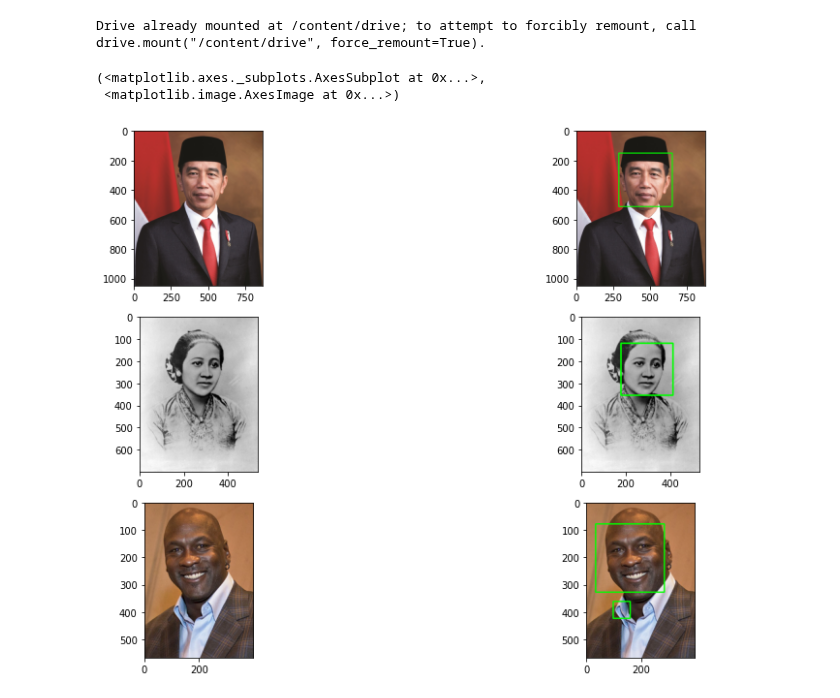
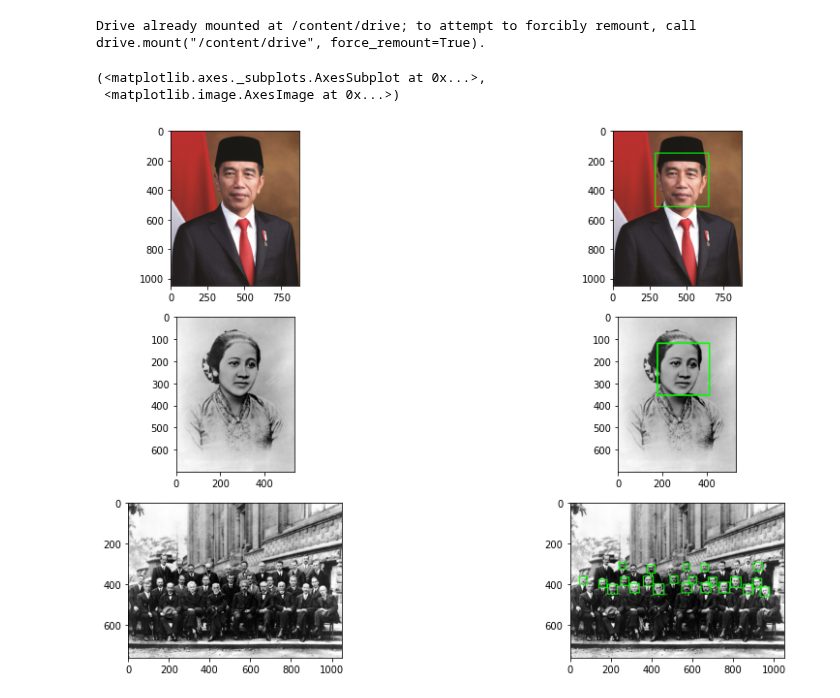
Before and after one commit to mukhammadarifin/PCVK_Genap_2021, a Jupyter notebook: Minggu_12.ipynb, the cells around one changed output. Saved outputs shown, nothing was run; the diff lists cells and outputs as text; code cells hidden in the pictures.

```diff
--- a/Minggu_12.ipynb
+++ b/Minggu_12.ipynb
@@ -37,6 +37,9 @@ test_image8 = cv2.imread('/content/drive/MyDrive/image/mask.png')
 test_image9 = cv2.imread('/content/drive/MyDrive/image/mjordan.jpg')
 test_image10 = cv2.imread('/content/drive/MyDrive/image/mjordan.jpg')
 
+test_image11 = cv2.imread('/content/drive/MyDrive/image/solvayconf.jpg')
+test_image12 = cv2.imread('/content/drive/MyDrive/image/solvayconf.jpg')
+
 
 def convertToRGB(image):
     return cv2.cvtColor(image, cv2.COLOR_BGR2RGB)
@@ -47,39 +50,51 @@ faces_rects = faceCascade.detectMultiScale(test_image1, scaleFactor = 1.2, minNe
 for (x,y,w,h) in faces_rects:
      cv2.rectangle(test_image1, (x, y), (x+w, y+h), (0, 255, 0), 5)
 
+
 faces_rects = faceCascade.detectMultiScale(test_image4, scaleFactor = 1.2, minNeighbors = 5);
 for (x,y,w,h) in faces_rects:
      cv2.rectangle(test_image4, (x, y), (x+w, y+h), (0, 255, 0), 5)
+
 
 faces_rects = faceCascade.detectMultiScale(test_image6, scaleFactor = 1.2, minNeighbors = 5);
 for (x,y,w,h) in faces_rects:
      cv2.rectangle(test_image6, (x, y), (x+w, y+h), (0, 255, 0), 5)
 
+
 faces_rects = faceCascade.detectMultiScale(test_image8, scaleFactor = 1.2, minNeighbors = 5);
 for (x,y,w,h) in faces_rects:
      cv2.rectangle(test_image8, (x, y), (x+w, y+h), (0, 255, 0), 5)
 
+
 faces_rects = faceCascade.detectMultiScale(test_image10, scaleFactor = 1.2, minNeighbors = 5);
 for (x,y,w,h) in faces_rects:
      cv2.rectangle(test_image10, (x, y), (x+w, y+h), (0, 255, 0), 3)
+
+
+faces_rects = faceCascade.detectMultiScale(test_image12, scaleFactor = 1.2, minNeighbors = 5);
+for (x,y,w,h) in faces_rects:
+     cv2.rectangle(test_image12, (x, y), (x+w, y+h), (0, 255, 0), 3)
 
 
 f, axarr = plt. subplots(3,2,figsize=(15,10))
 plt.subplot(321),plt.imshow(convertToRGB(test_image2))
 plt.subplot(322),plt.imshow(convertToRGB(test_image1))
 
 plt.subplot(323),plt.imshow(convertToRGB(test_image3))
 plt.subplot(324),plt.imshow(convertToRGB(test_image4))
 
 plt.subplot(325),plt.imshow(convertToRGB(test_image5))
 plt.subplot(326),plt.imshow(convertToRGB(test_image6))
 
 plt.subplot(325),plt.imshow(convertToRGB(test_image7))
 plt.subplot(326),plt.imshow(convertToRGB(test_image8))
 
 plt.subplot(325),plt.imshow(convertToRGB(test_image9))
 plt.subplot(326),plt.imshow(convertToRGB(test_image10))
+
+plt.subplot(325),plt.imshow(convertToRGB(test_image11))
+plt.subplot(326),plt.imshow(convertToRGB(test_image12))
 # %% [output]
 (<matplotlib.axes._subplots.AxesSubplot at 0x...>,
  <matplotlib.image.AxesImage at 0x...>)
-[figure, old version]
+[figure, new version]
```
